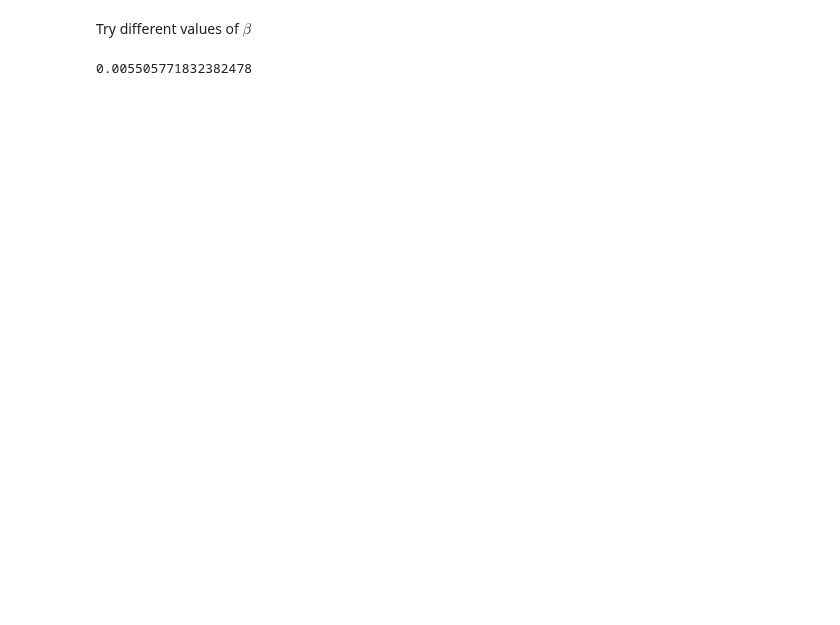
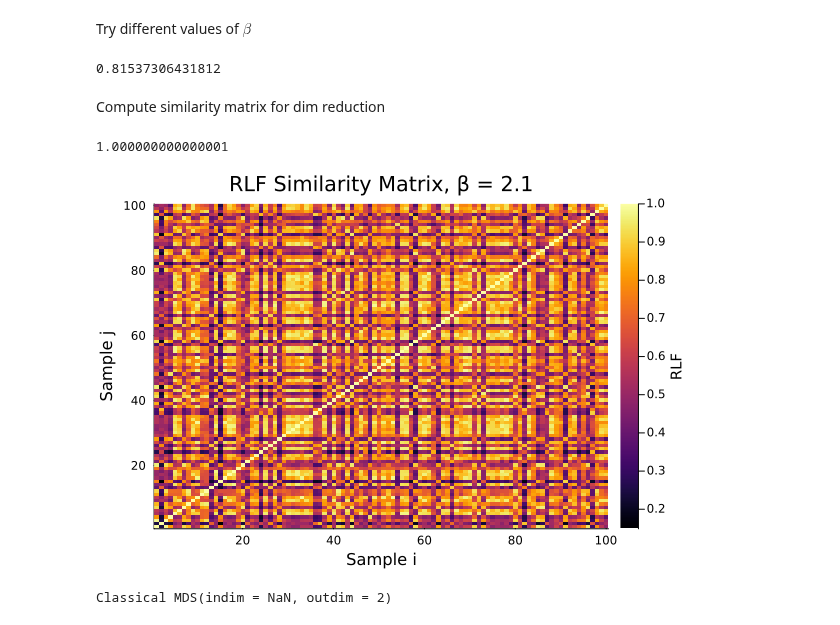
Before and after one commit to jmoo2880/QuantumInspiredML, a Jupyter notebook: RLF.ipynb, the cells around one changed output. Cells and saved outputs as stored; diff of their text form; code cells hidden in the pictures; blank space fills up the shorter version.

```diff
--- a/RLF.ipynb
+++ b/RLF.ipynb
@@ -160,6 +167,26 @@ Fidelity: 0.0031505534093837083
 # %% [markdown]
 Try different values of $\beta$
 # %%
-RescaledLogarithmicFidelity(test1, test2; β=8)
+RescaledLogarithmicFidelity(test1, test2; β=1.3)
 # %% [output]
-0.005505771832382478
+0.81537306431812
+# %% [markdown]
+Compute similarity matrix for dim reduction
+# %%
+similarity_matrix = zeros(100, 100)
+for i=1:100
+    for j=1:100
+        similarity_matrix[i,j] = RescaledLogarithmicFidelity(all_pstates[i], all_pstates[j]; β=1.3)
+    end
+end
+# %%
+maximum(similarity_matrix)
+# %% [output]
+1.000000000000001
+# %%
+heatmap(similarity_matrix)
+title!("RLF Similarity Matrix, β = 2.1", colorbar_title="RLF")
+xlabel!("Sample i")
+ylabel!("Sample j")
+# %% [output]
+[figure, added]
@@ -165,0 +195,4 @@ RescaledLogarithmicFidelity(test1, test2; β=8)
+# %%
+mds = fit(MDS, similarity_matrix; distances=true, maxoutdim=2)
+# %% [output]
+Classical MDS(indim = NaN, outdim = 2)
```
Also changed, not shown: parts of 9 cells of this notebook, 6 other files.
